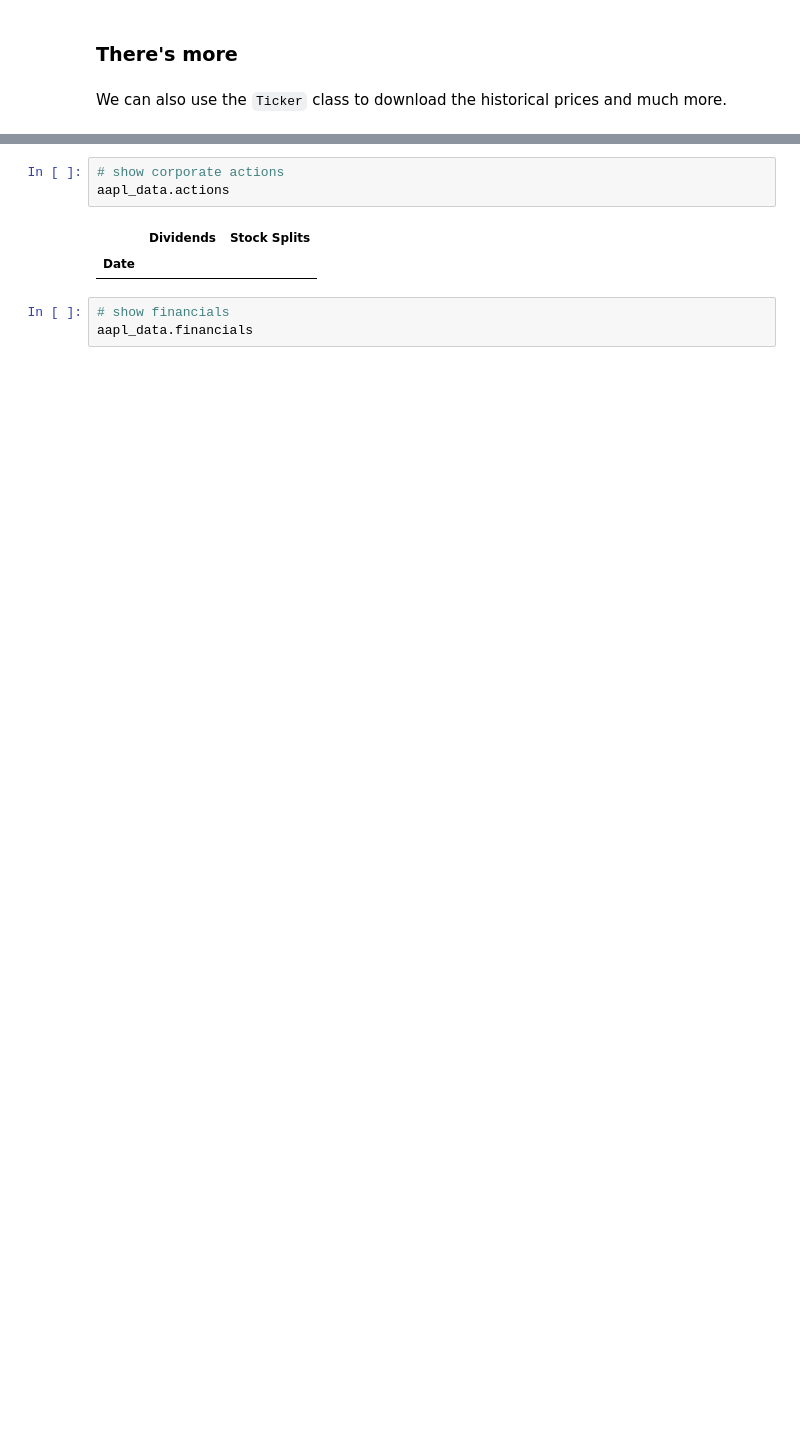
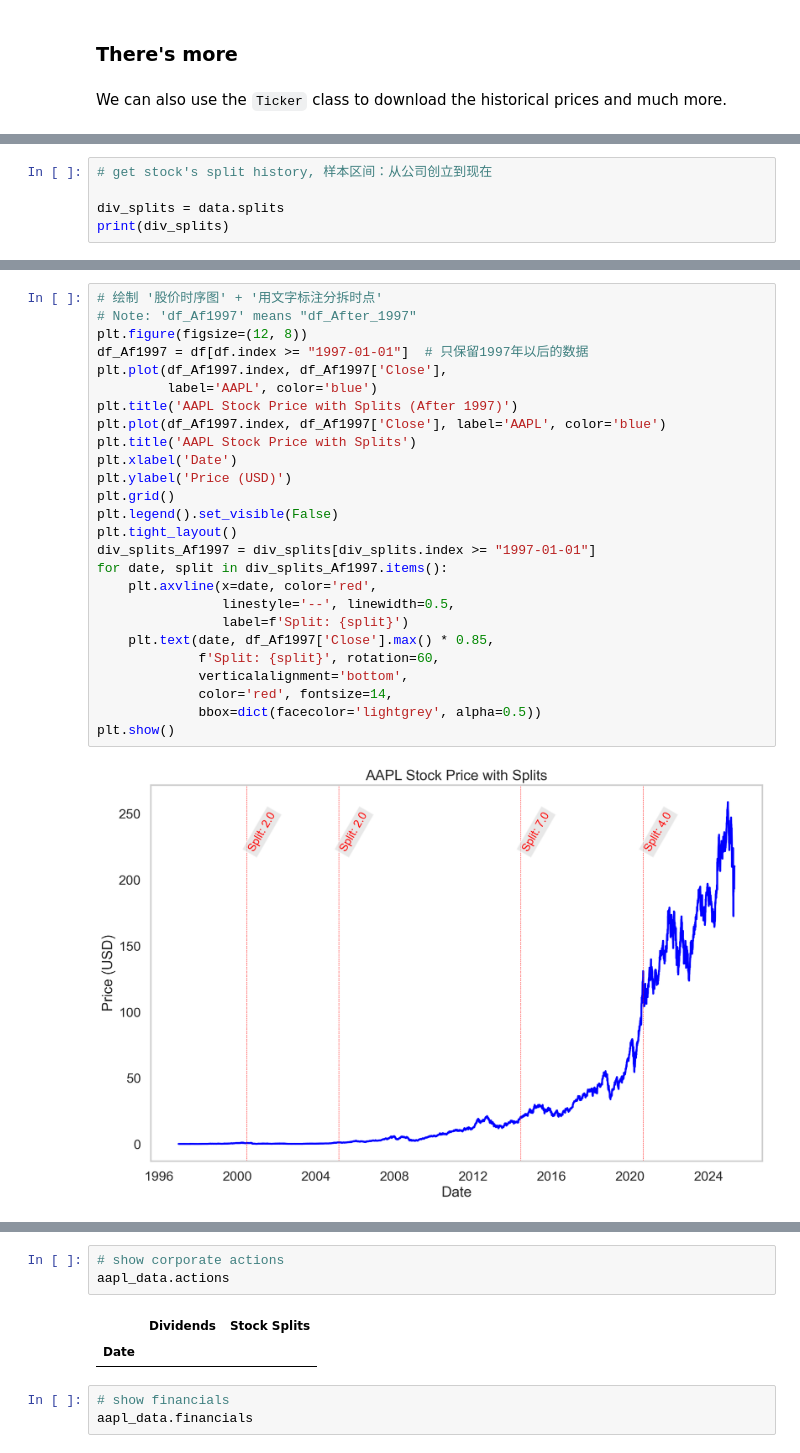
Before and after one commit to arlionn/Python-for-Finance-Cookbook-2E, a Jupyter notebook: 01_acquiring_financial_data/chapter_1.ipynb, the cells around one changed output, grey strips where cells are left out. Drawn from its saved outputs; the diff is of its cells as text; blank space fills up the shorter version.

```diff
--- a/01_acquiring_financial_data/chapter_1.ipynb
+++ b/01_acquiring_financial_data/chapter_1.ipynb
@@ -88,0 +118,5 @@ aapl_data.history()
+# %%
+# get stock's split history, 样本区间：从公司创立到现在
+
+div_splits = data.splits
+print(div_splits)
@@ -88,0 +137,28 @@ aapl_data.history()
+# %%
+# 绘制 '股价时序图' + '用文字标注分拆时点'
+# Note: 'df_Af1997' means "df_After_1997"
+plt.figure(figsize=(12, 8))
+df_Af1997 = df[df.index >= "1997-01-01"]  # 只保留1997年以后的数据
+plt.plot(df_Af1997.index, df_Af1997['Close'],
+         label='AAPL', color='blue')
+plt.title('AAPL Stock Price with Splits (After 1997)')
+plt.plot(df_Af1997.index, df_Af1997['Close'], label='AAPL', color='blue')
+plt.title('AAPL Stock Price with Splits')
+plt.xlabel('Date')
+plt.ylabel('Price (USD)')
+plt.grid()
+plt.legend().set_visible(False)
+plt.tight_layout()
+div_splits_Af1997 = div_splits[div_splits.index >= "1997-01-01"]
+for date, split in div_splits_Af1997.items():
+    plt.axvline(x=date, color='red',
+                linestyle='--', linewidth=0.5,
+                label=f'Split: {split}')
+    plt.text(date, df_Af1997['Close'].max() * 0.85,
+             f'Split: {split}', rotation=60,
+             verticalalignment='bottom',
+             color='red', fontsize=14,
+             bbox=dict(facecolor='lightgrey', alpha=0.5))
+plt.show()
+# %% [output]
+[figure, added]
```
Also changed, not shown: parts of 23 cells of this notebook, 1 other file.
